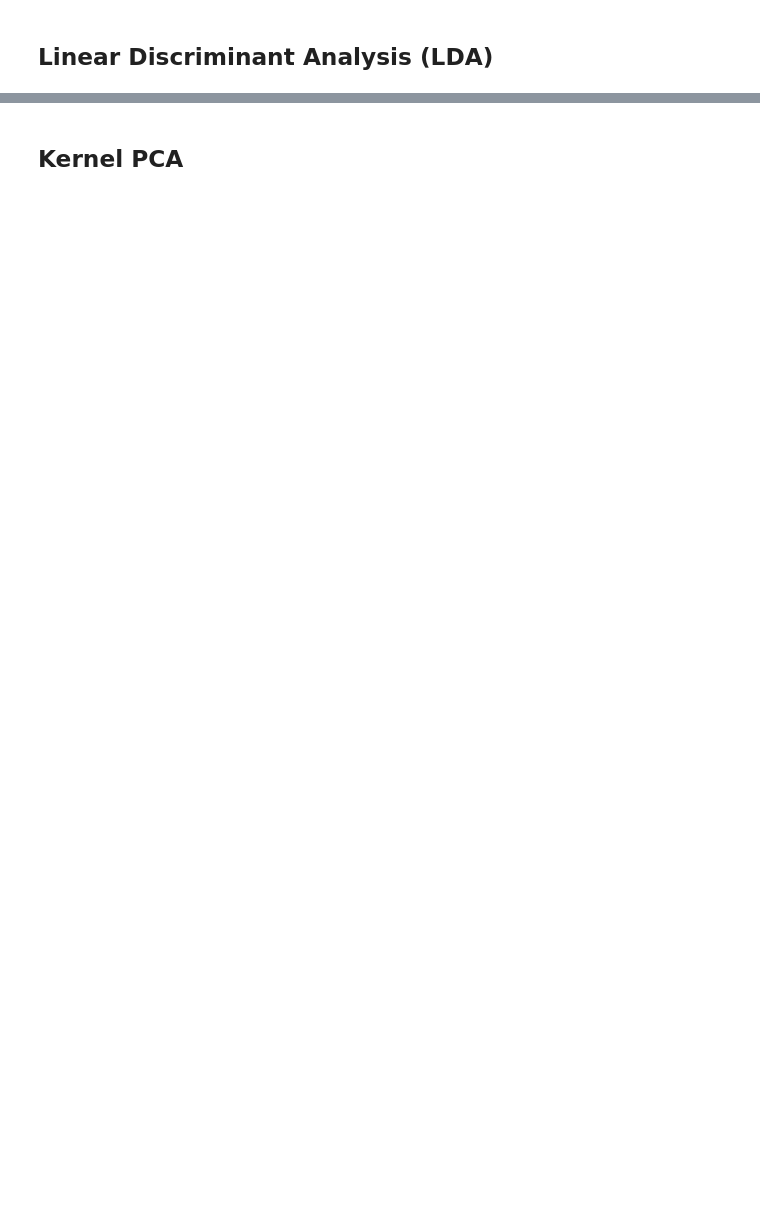
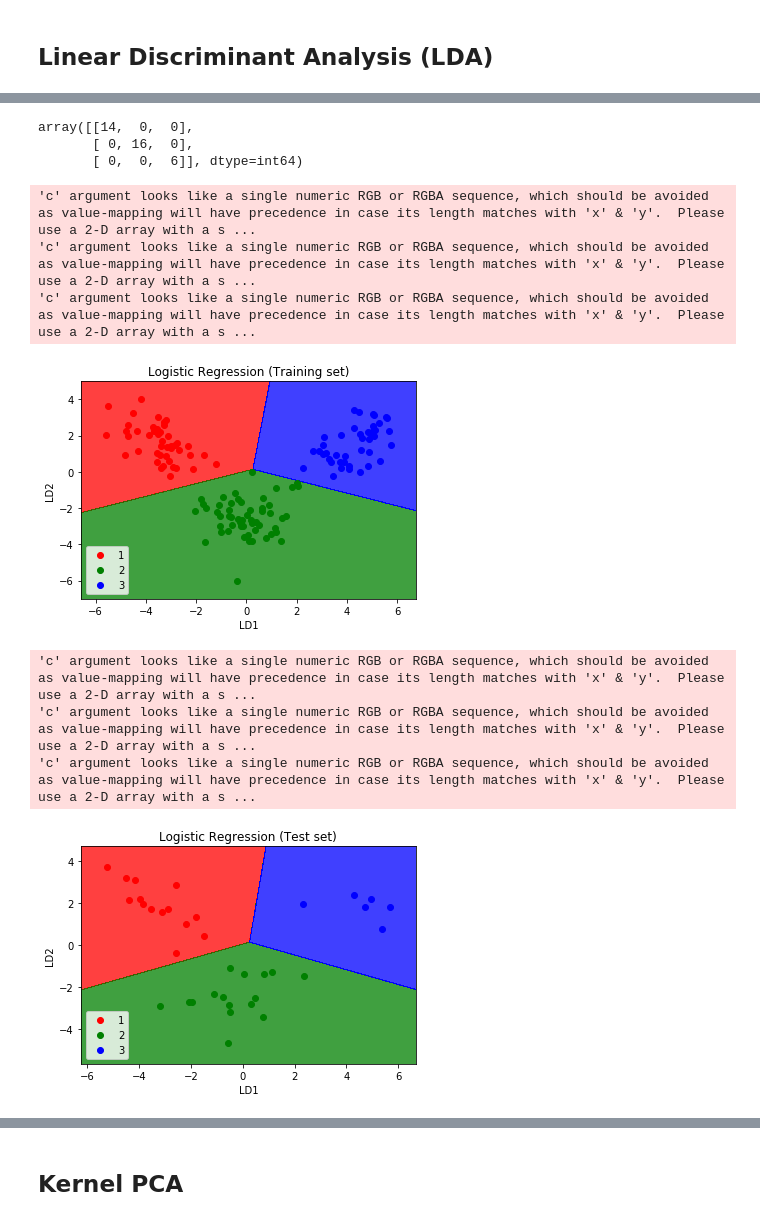
Before and after one commit to yunjcai/Machine-Learning-A-Z, a Jupyter notebook: Part 9 - Dimensionality Reduction/Dimensionality Reduction.ipynb, the cells around one changed output, grey strips where cells are left out. Cells and saved outputs as stored; diff of their text form; code cells hidden in the pictures; blank space fills up the shorter version.

```diff
--- a/Part 9 - Dimensionality Reduction/Dimensionality Reduction.ipynb
+++ b/Part 9 - Dimensionality Reduction/Dimensionality Reduction.ipynb
@@ -130,0 +228,65 @@ cm = confusion_matrix(y_test,y_pred)
+# %%
+# Splitting the dataset into the Training and Test set
+X_train, X_test, y_train, y_test = train_test_split(X,y,test_size=0.2,random_state=0)
+
+# Fitting Logistic Regression to the Training set
+from sklearn.linear_model import LogisticRegression
+classifier = LogisticRegression(random_state=0)
+classifier.fit(X_train,y_train)
+
+# Predict the Test set results
+y_pred = classifier.predict(X_test)
+
+# Making the Confusion Matrix
+from sklearn.metrics import confusion_matrix
+cm = confusion_matrix(y_test,y_pred)
+cm
+# %% [output]
+array([[14,  0,  0],
+       [ 0, 16,  0],
+       [ 0,  0,  6]], dtype=int64)
+# %%
+# Visualising the Training set results
+from matplotlib.colors import ListedColormap
+X_set, y_set = X_train, y_train
+X1, X2 = np.meshgrid(np.arange(start = X_set[:, 0].min() - 1, stop = X_set[:, 0].max() + 1, step = 0.01),
+                     np.arange(start = X_set[:, 1].min() - 1, stop = X_set[:, 1].max() + 1, step = 0.01))
+plt.contourf(X1, X2, classifier.predict(np.array([X1.ravel(), X2.ravel()]).T).reshape(X1.shape),
+             alpha = 0.75, cmap = ListedColormap(('red', 'green', 'blue')))
+plt.xlim(X1.min(), X1.max())
+plt.ylim(X2.min(), X2.max())
+for i, j in enumerate(np.unique(y_set)):
+    plt.scatter(X_set[y_set == j, 0], X_set[y_set == j, 1],
+                c = ListedColormap(('red', 'green', 'blue'))(i), label = j)
+plt.title('Logistic Regression (Training set)')
+plt.xlabel('LD1')
+plt.ylabel('LD2')
+plt.legend()
+plt.show()
+
+# Visualising the Test set results
+from matplotlib.colors import ListedColormap
+X_set, y_set = X_test, y_test
+X1, X2 = np.meshgrid(np.arange(start = X_set[:, 0].min() - 1, stop = X_set[:, 0].max() + 1, step = 0.01),
+                     np.arange(start = X_set[:, 1].min() - 1, stop = X_set[:, 1].max() + 1, step = 0.01))
+plt.contourf(X1, X2, classifier.predict(np.array([X1.ravel(), X2.ravel()]).T).reshape(X1.shape),
+             alpha = 0.75, cmap = ListedColormap(('red', 'green', 'blue')))
+plt.xlim(X1.min(), X1.max())
+plt.ylim(X2.min(), X2.max())
+for i, j in enumerate(np.unique(y_set)):
+    plt.scatter(X_set[y_set == j, 0], X_set[y_set == j, 1],
+                c = ListedColormap(('red', 'green', 'blue'))(i), label = j)
+plt.title('Logistic Regression (Test set)')
+plt.xlabel('LD1')
+plt.ylabel('LD2')
+plt.legend()
+plt.show()
+# %% [output]
+'c' argument looks like a single numeric RGB or RGBA sequence, which should be avoided as value-mapping will have precedence in case its length matches with 'x' & 'y'.  Please use a 2-D array with a s ...
+'c' argument looks like a single numeric RGB or RGBA sequence, which should be avoided as value-mapping will have precedence in case its length matches with 'x' & 'y'.  Please use a 2-D array with a s ...
+'c' argument looks like a single numeric RGB or RGBA sequence, which should be avoided as value-mapping will have precedence in case its length matches with 'x' & 'y'.  Please use a 2-D array with a s ...
+[figure, added]
+'c' argument looks like a single numeric RGB or RGBA sequence, which should be avoided as value-mapping will have precedence in case its length matches with 'x' & 'y'.  Please use a 2-D array with a s ...
+'c' argument looks like a single numeric RGB or RGBA sequence, which should be avoided as value-mapping will have precedence in case its length matches with 'x' & 'y'.  Please use a 2-D array with a s ...
+'c' argument looks like a single numeric RGB or RGBA sequence, which should be avoided as value-mapping will have precedence in case its length matches with 'x' & 'y'.  Please use a 2-D array with a s ...
+[figure, added]
```
Also changed, not shown: parts of 16 cells of this notebook.
